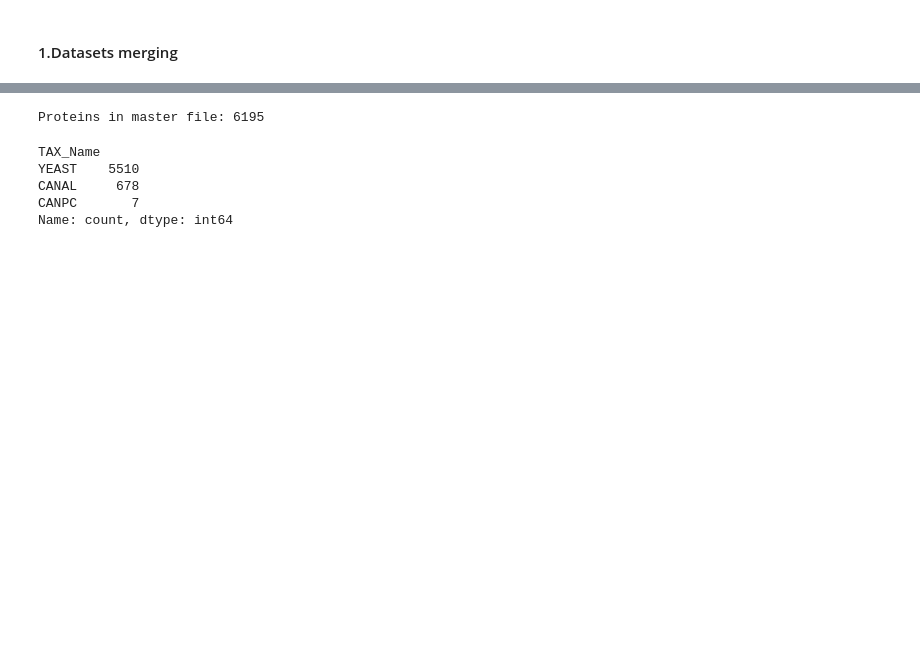
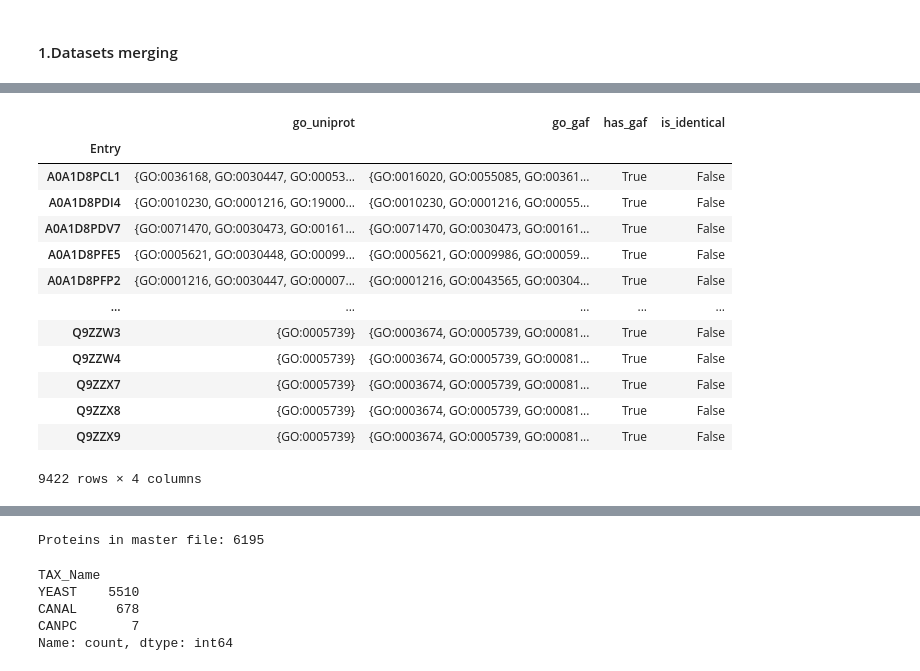
Before and after one commit to LukaszKluza/MLinBio, a Jupyter notebook: notebook.ipynb, the cells around one changed output, grey strips where cells are left out. Cells and saved outputs as stored; diff of their text form; code cells hidden in the pictures; blank space fills up the shorter version.

```diff
--- a/notebook.ipynb
+++ b/notebook.ipynb
@@ -176,6 +135,6 @@ genes_df.describe()
 # %%
 gaf_grouped = (
-    genes_df.groupby("DB_Object_ID")["GO_ID"]
+    gaf_df.groupby("DB_Object_ID")["GO_ID"]
     .apply(lambda s: set(s.dropna()))
     .rename("go_gaf")
 )
@@ -190,23 +149,21 @@ uniprot_df["go_uniprot"] = uniprot_df["Gene Ontology IDs"].apply(parse_go)
 comparison = uniprot_df.set_index("Entry")[["go_uniprot"]].join(gaf_grouped, how="left")
 
 comparison["go_gaf"] = comparison["go_gaf"].apply(lambda x: x if isinstance(x, set) else set())
-comparison["has_hq_gaf"] = comparison["go_gaf"].apply(len) > 0
+comparison["has_gaf"] = comparison["go_gaf"].apply(len) > 0
 
 comparison["is_identical"] = comparison["go_uniprot"] == comparison["go_gaf"]
-comparison["diff_gt_minus_gaf"] = comparison["go_uniprot"] - comparison["go_gaf"]
-comparison["diff_gaf_minus_gt"] = comparison["go_gaf"] - comparison["go_uniprot"]
 
 total = len(comparison)
-no_hq = (~comparison["has_hq_gaf"]).sum()
+no_gaf = (~comparison["has_gaf"]).sum()
 
-annotated = comparison[comparison["has_hq_gaf"]]
+annotated = comparison[comparison["has_gaf"]]
 n_annot = len(annotated)
 ident = annotated["is_identical"].sum()
 diffs = n_annot - ident
 
 print(f"Total proteins number {total}")
-print(f"Without high-quality GAF annotations: {no_hq} ({(no_hq/total)*100:.2f}%)")
-print(f"With high-quality GAF annotations: {n_annot}")
+print(f"Without any GAF annotations: {no_gaf} ({(no_gaf/total)*100:.2f}%)")
+print(f"With GAF annotations: {n_annot}")
 print(f"  Identical {ident} ({(ident/n_annot)*100:.2f}%)")
 print(f"  Differing: {diffs} ({(diffs/n_annot)*100:.2f}%)")
 # %% [output]
@@ -217,0 +191,17 @@ With high-quality GAF annotations: 6198
+# %%
+comparison
+# %% [output]
+|  | go_uniprot | go_gaf | has_gaf | is_identical |
+| Entry |  |  |  |  |
+| A0A1D8PCL1 | {GO:0036168, GO:0030447, GO:00053... | {GO:0016020, GO:0055085, GO:00361... | True | False |
+| A0A1D8PDI4 | {GO:0010230, GO:0001216, GO:19000... | {GO:0010230, GO:0001216, GO:00055... | True | False |
+| A0A1D8PDV7 | {GO:0071470, GO:0030473, GO:00161... | {GO:0071470, GO:0030473, GO:00161... | True | False |
+| A0A1D8PFE5 | {GO:0005621, GO:0030448, GO:00099... | {GO:0005621, GO:0009986, GO:00059... | True | False |
+| A0A1D8PFP2 | {GO:0001216, GO:0030447, GO:00007... | {GO:0001216, GO:0043565, GO:00304... | True | False |
+| ... | ... | ... | ... | ... |
+| Q9ZZW3 | {GO:0005739} | {GO:0003674, GO:0005739, GO:00081... | True | False |
+| Q9ZZW4 | {GO:0005739} | {GO:0003674, GO:0005739, GO:00081... | True | False |
+| Q9ZZX7 | {GO:0005739} | {GO:0003674, GO:0005739, GO:00081... | True | False |
+| Q9ZZX8 | {GO:0005739} | {GO:0003674, GO:0005739, GO:00081... | True | False |
+| Q9ZZX9 | {GO:0005739} | {GO:0003674, GO:0005739, GO:00081... | True | False |
+9422 rows × 4 columns
```
Also changed, not shown: parts of 13 cells of this notebook, 10 other files.
